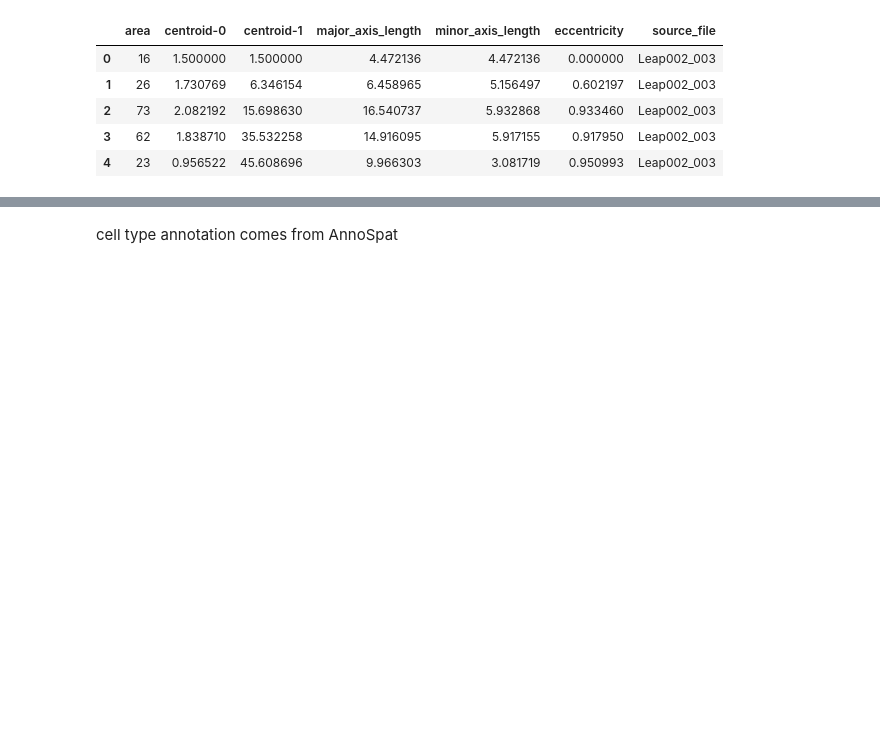
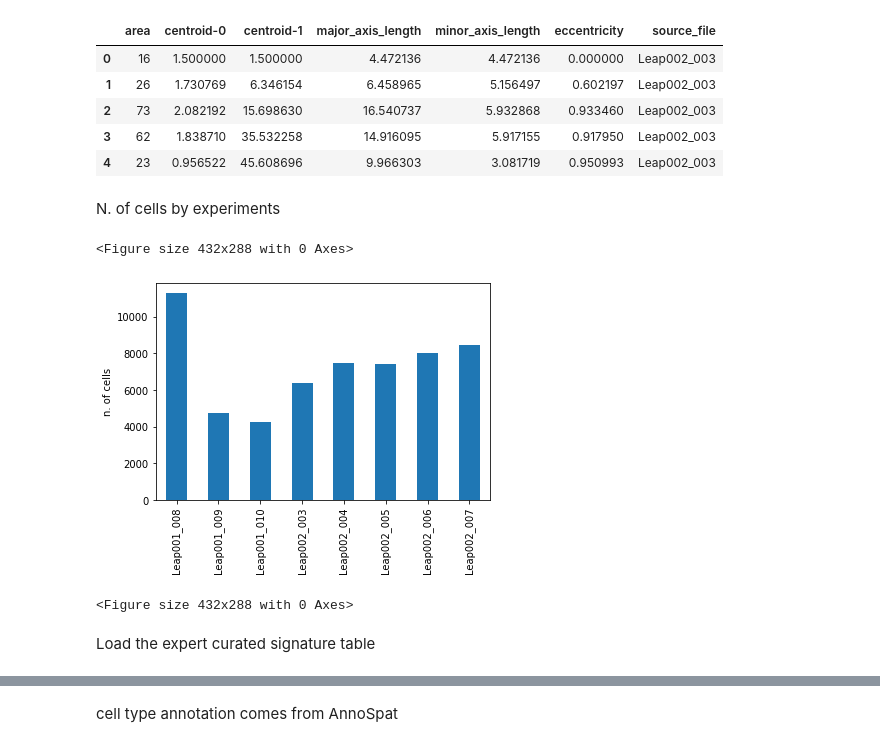
Before and after one commit to Schumacher-group/IMC_TNBC_analysis, a Jupyter notebook: post_processing.ipynb, the cells around one changed output, grey strips where cells are left out. Drawn from its saved outputs; the diff is of its cells as text; code cells hidden in the pictures; blank space fills up the shorter version.

```diff
--- a/post_processing.ipynb
+++ b/post_processing.ipynb
@@ -29,6 +31,18 @@ regions.head()
 | 2 | 73 | 2.082192 | 15.698630 | 16.540737 | 5.932868 | 0.933460 | Leap002_003 |
 | 3 | 62 | 1.838710 | 35.532258 | 14.916095 | 5.917155 | 0.917950 | Leap002_003 |
 | 4 | 23 | 0.956522 | 45.608696 | 9.966303 | 3.081719 | 0.950993 | Leap002_003 |
+# %% [markdown]
+N. of cells by experiments
+# %%
+intensities.source_file.value_counts().sort_index().plot(kind = 'bar')
+plt.ylabel('n. of cells')
+plt.figure()
+# %% [output]
+<Figure size 432x288 with 0 Axes>
+[figure, added]
+<Figure size 432x288 with 0 Axes>
+# %% [markdown]
+Load the expert curated signature table
 # %%
 regions.area.hist()
 
```
Also changed, not shown: parts of 24 cells of this notebook, 3 other files.
